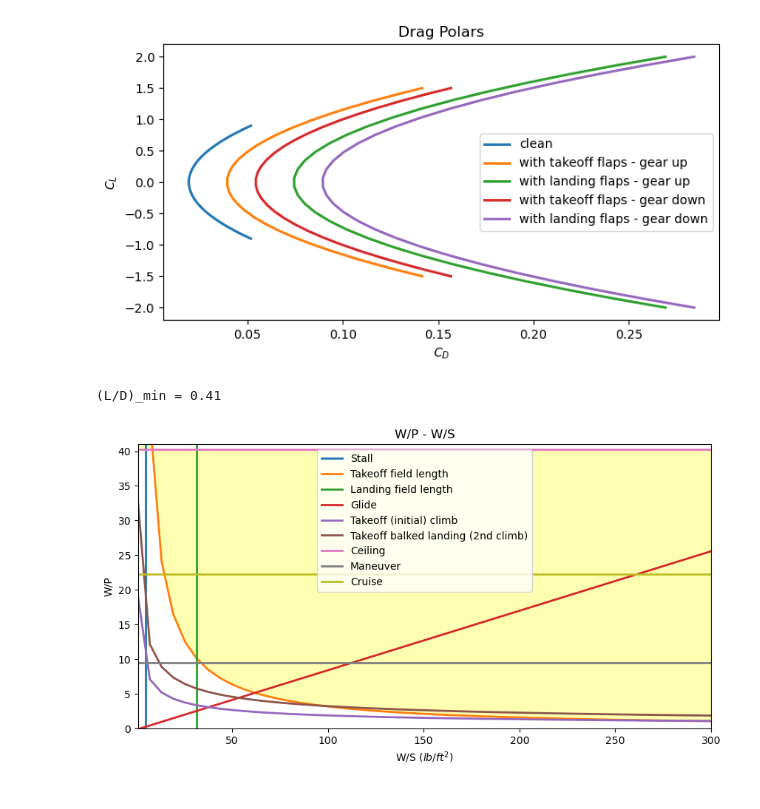
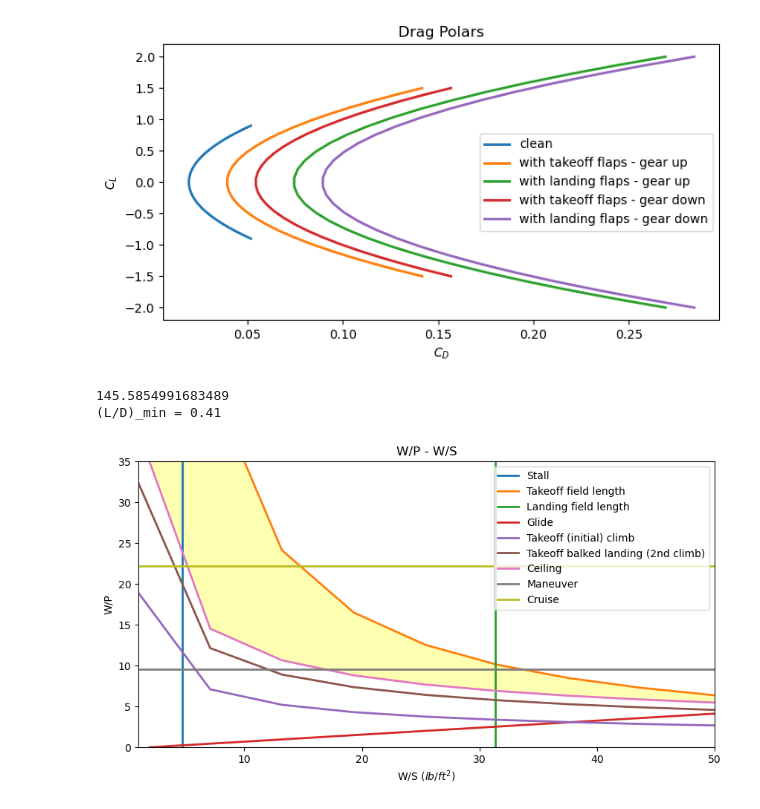
Before and after one commit to VaishnaviK003/Group9-EAE-130-A-B-UCDavis-2025-GatewayToBlueSkies, a Jupyter notebook: Assignment3.ipynb, the cells around one changed output. Cells and saved outputs as stored; diff of their text form; code cells hidden in the pictures.

```diff
--- a/Assignment3.ipynb
+++ b/Assignment3.ipynb
@@ -101,11 +101,13 @@ WS_stall = (1/2) * (rho) * (V_stall)**2 * cL_max_cruise
 
 # Takeoff Field Length - Metabook pg. 37
 # Sizing to FAR 23 (small aircrafts) requirements for propeller aircraft
-s_to = 1500 #float(input("Enter the takeoff distance (ft): "))
+s_to = 1500 # RFP #float(input("Enter the takeoff distance (ft): "))
 a = 0.0149
 b = 8.134
 discriminant = b**2 - 4*a*(-s_to)
 top23 = (-b + math.sqrt(discriminant)) / (2*a)
+
+print(top23)
 
 rho_condition = 0.0023672 # at 200 ft - altitude  #float(input("Enter the air density expected at the field (slug/ft^3): "))
 # Metabook pg. 38
@@ -168,14 +170,22 @@ W_9 = 4500 #approximate maximum landing weight in lbs
 power_weight_ratio_climb_takeoff2 = ((W_9 / W_0)**1.5) * power_weight_ratio_climb2
 
 
-# Ceiling - Metabook pg. 42, 47
-# q is the dynamic pressure - metabook pg. 42 - very low since we are looking for the min P/W ratio
-G3 = 0.001 # as suggested by Metabook pg. 47
-thurst_weight_ratio_ceiling = (1 / ((rho_condition / rho) ** 0.6)) * (G3 + math.sqrt(parasite_drag_coeff / (math.pi * AR * eff_takeoff)))
+# Ceiling - Metabook pg. 42, 47 - this equation is in regards to high altitude - our aircraft is not flying that high ??
+# q is the dynamic pressure - metabook pg. 42 - very low since we are looking for the min P/W ratio - in regards to high altitude
+# G3 = 0.001 # as suggested by Metabook pg. 47
+#thurst_weight_ratio_ceiling = (1 / ((rho_condition / rho) ** 0.6)) * (G3 + math.sqrt(parasite_drag_coeff / (math.pi * AR * eff_takeoff)))
 
 # 2 * (math.sqrt((parasite_drag_coeff) / (math.pi * AR * eff_clean))) + G3
 
-power_weight_ratio_ceiling = pwr(thurst_weight_ratio_ceiling, eta_p, V)
+#power_weight_ratio_ceiling = pwr(thurst_weight_ratio_ceiling, eta_p, V)
+
+#setting G = 0 for absolute ceiling - from Metabook pg. 42
+power_weight_ratio_ceiling1 = (((((1 / L_D_climb)) / (math.sqrt((cL_max_climb + 0.2)))) *
+                            (WS ** 0.5)) / (18.97 * eta_p * (rho_condition/rho)))
+
+# corrected ratio - accounting for weight changes during ceiling
+W = 6049 - 2000 # weight without payload
+power_weight_ratio_ceiling = (((W) / W_0)**1.5) * power_weight_ratio_ceiling1
 
 # Maneuver - Metabook pg. 42
 q_maneuver = WS * (math.sqrt(1 / (parasite_drag_coeff * math.pi * AR * eff_landing_flaps)))
@@ -188,33 +198,34 @@ power_weight_ratio_maneuver = pwr(thurst_weight_ratio_maneuver, eta_p, V)
 # Cruise - metabook pg. 43
 q_cruise = WS * (math.sqrt(1 / (parasite_drag_coeff * math.pi * AR * eff_clean)))
 power_weight_ratio_cruise = ((q_cruise * V * (parasite_drag_coeff + ((WS**2) / ((q_cruise**2) * math.pi * AR * eff_clean)))) /
                              (550 * eta_p * WS))  # metabook pg. 43
 
 
 WS_stall = WS_stall * math.ones(50)
 WS_landing = WS_landing * math.ones(50)
 power_weight_ratio_ceiling = power_weight_ratio_ceiling * math.ones(50)
 
 plt.figure(figsize=(10,5))
 plt.title('W/P - W/S')
 plt.xlabel("W/S $(lb/ft^2)$")
 plt.ylabel("W/P")
 plt.plot(WS_stall, math.linspace(0,50,50), label='Stall', linestyle='-', linewidth=2)
 plt.plot(WS, (1/power_weight_ratio_takeoff), label='Takeoff field length', linestyle='-', linewidth=2)
 plt.plot(WS_landing, math.linspace(0,50,50), label='Landing field length', linestyle='-', linewidth=2)
 plt.plot(WS_glide, math.linspace(0,50,50), label='Glide', linestyle='-', linewidth=2)
 plt.plot(WS, (1/power_weight_ratio_climb_takeoff1), label='Takeoff (initial) climb', linestyle='-', linewidth=2)
 plt.plot(WS, (1/power_weight_ratio_climb_takeoff2), label='Takeoff balked landing (2nd climb)', linestyle='-', linewidth=2)
 plt.plot(WS, (1/power_weight_ratio_ceiling), label='Ceiling', linestyle='-', linewidth=2)
 plt.plot(WS, (1/power_weight_ratio_maneuver), label='Maneuver', linestyle='-', linewidth=2)
 plt.plot(WS, (1/power_weight_ratio_cruise), label='Cruise', linestyle='-', linewidth=2)
 # Shading the region
 plt.fill_between(WS, (1/power_weight_ratio_ceiling), (1/power_weight_ratio_takeoff), color='yellow', alpha=0.3)
-plt.ylim(0, 41)
-plt.xlim(1, 300)
+plt.ylim(0, 35)
+plt.xlim(1, 50)
 plt.legend(loc='best')
 plt.show()
 # %% [output]
 [figure]
+145.5854991683489
 (L/D)_min = 0.41
-[figure, old version]
+[figure, new version]
```
